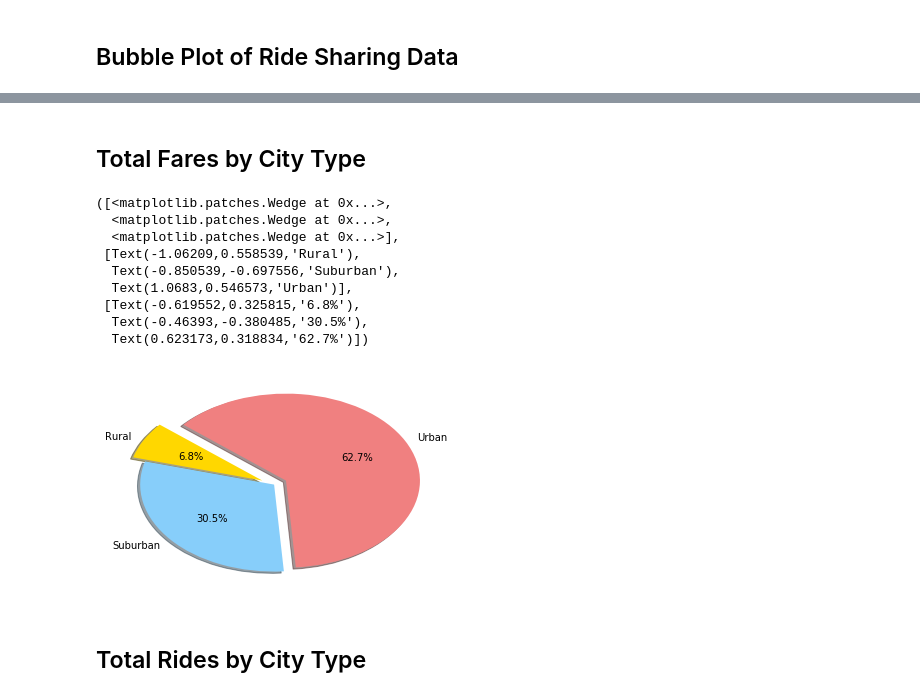
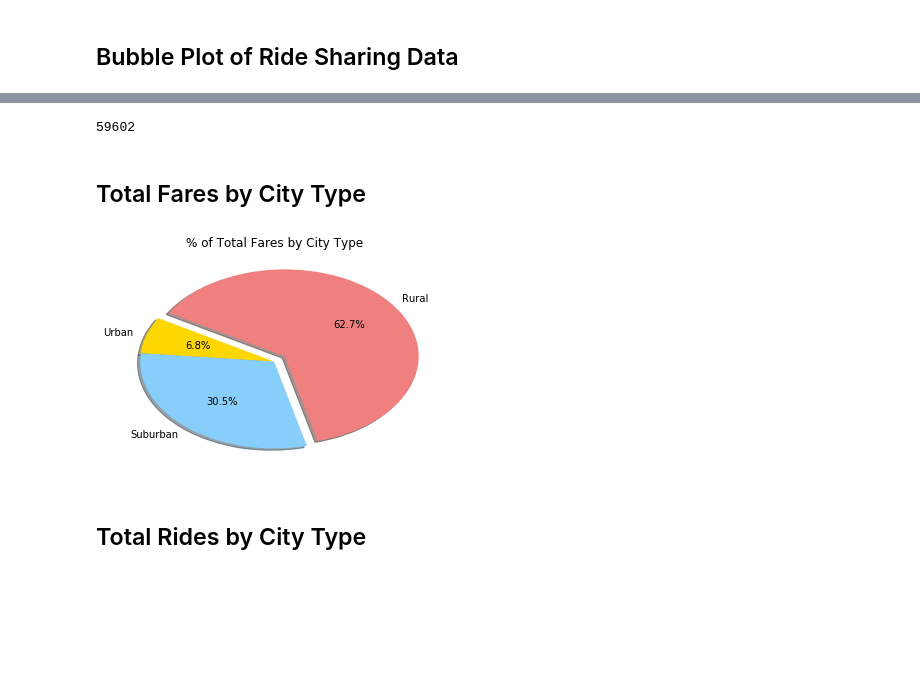
Before and after one commit to mnisha4git/Pyber, a Jupyter notebook: pyber.ipynb, the cells around one changed output, grey strips where cells are left out. Cells and saved outputs as stored; diff of their text form; code cells hidden in the pictures; blank space fills up the shorter version.

```diff
--- a/pyber.ipynb
+++ b/pyber.ipynb
@@ -84,40 +94,33 @@ plt.show()
+# %%
+urban_df["driver_count"].sum()
+# %% [output]
+59602
 # %% [markdown]
 ## Total Fares by City Type
 # %%
 # Calculate Type Percents
 total_fare=city_ride_df["fare"].sum()
-fare_bycity=city_ride_df.groupby(["type"])["fare"].sum()
-fare_bycity_df = pd.DataFrame(fare_bycity)
+fare_bycity=round(city_ride_df.groupby(["type"])["fare"].sum(),2)
+#fare_bycity_df = pd.DataFrame(fare_bycity)
+fare = [f for f in fare_bycity]
 
 city_type=city_ride_df["type"].unique()
-city_df = pd.DataFrame(city_type)
-#city_df
-#city_df=city_df.set_index("type")
-#fare_bycity_df.index
+#city_df = pd.DataFrame(city_type)
+type = [c for c in city_type]
+
 # The colors of each section of the pie chart
-fare=[4327.93,19356.33,39854.38]
-city = ["Rural","Suburban","Urban"]
 colors = ["gold", "lightskyblue", "lightcoral"]
 
+
 # Tells matplotlib to seperate the "Python" section from the others
-explode = ( 0.1,0,0.1)
+explode = (0,0,0.1)
+plt.pie(fare,  labels=type, explode = explode,colors=colors,autopct="%1.1f%%", shadow=True, startangle=150)
 
-plt.pie(fare,  labels=city, explode = explode,colors=colors,autopct="%1.1f%%", shadow=True, startangle=140)
-#average_fare_df
-#fare_percent = round((fare_bycity_df["fare"]/total_fare)*100,1)
-#percent_df = pd.DataFrame(fare_percent)
-#percent_df
-# Build Pie Chart
+plt.title("% of Total Fares by City Type")
 
 # Save Figure
+plt.savefig("fares_bycityType.png")
+# Show Figure
+plt.show()
 # %% [output]
-([<matplotlib.patches.Wedge at 0x...>,
-  <matplotlib.patches.Wedge at 0x...>,
-  <matplotlib.patches.Wedge at 0x...>],
- [Text(-1.06209,0.558539,'Rural'),
-  Text(-0.850539,-0.697556,'Suburban'),
-  Text(1.0683,0.546573,'Urban')],
- [Text(-0.619552,0.325815,'6.8%'),
-  Text(-0.46393,-0.380485,'30.5%'),
-  Text(0.623173,0.318834,'62.7%')])
-[figure, old version]
+[figure, new version]
```
Also changed, not shown: parts of 12 cells of this notebook, 5 other files.
